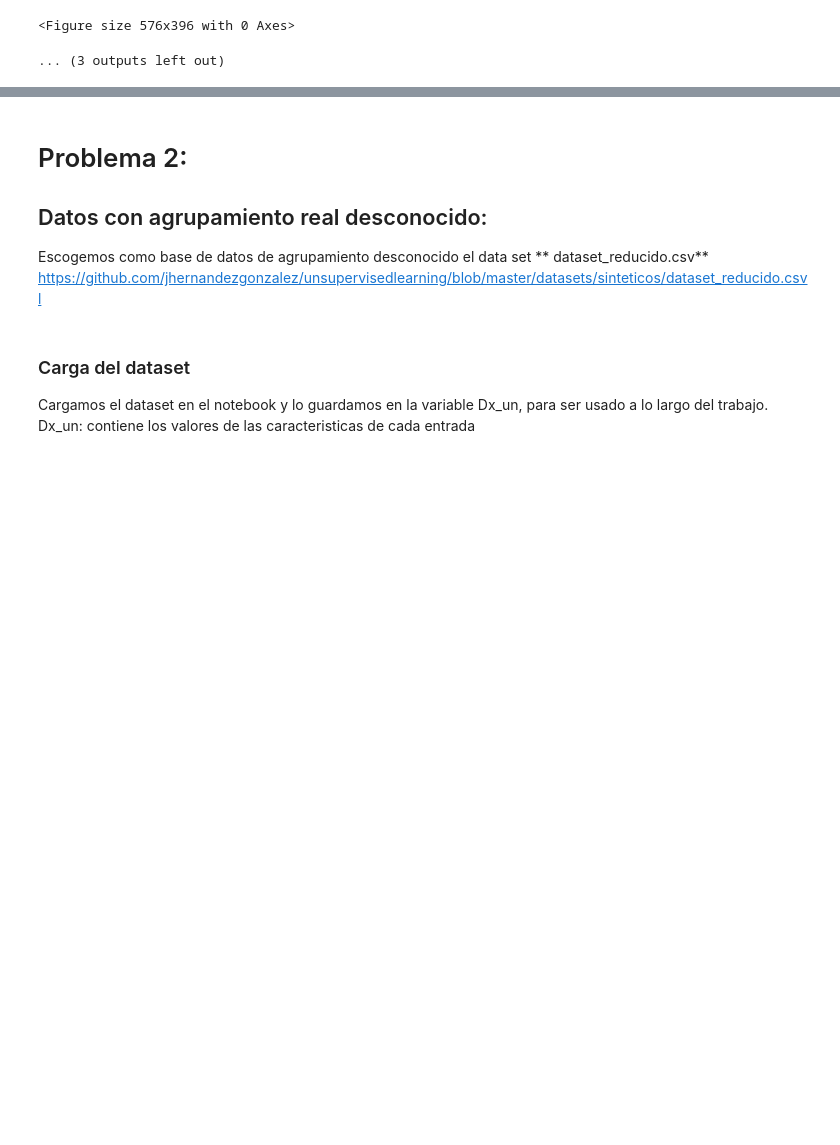
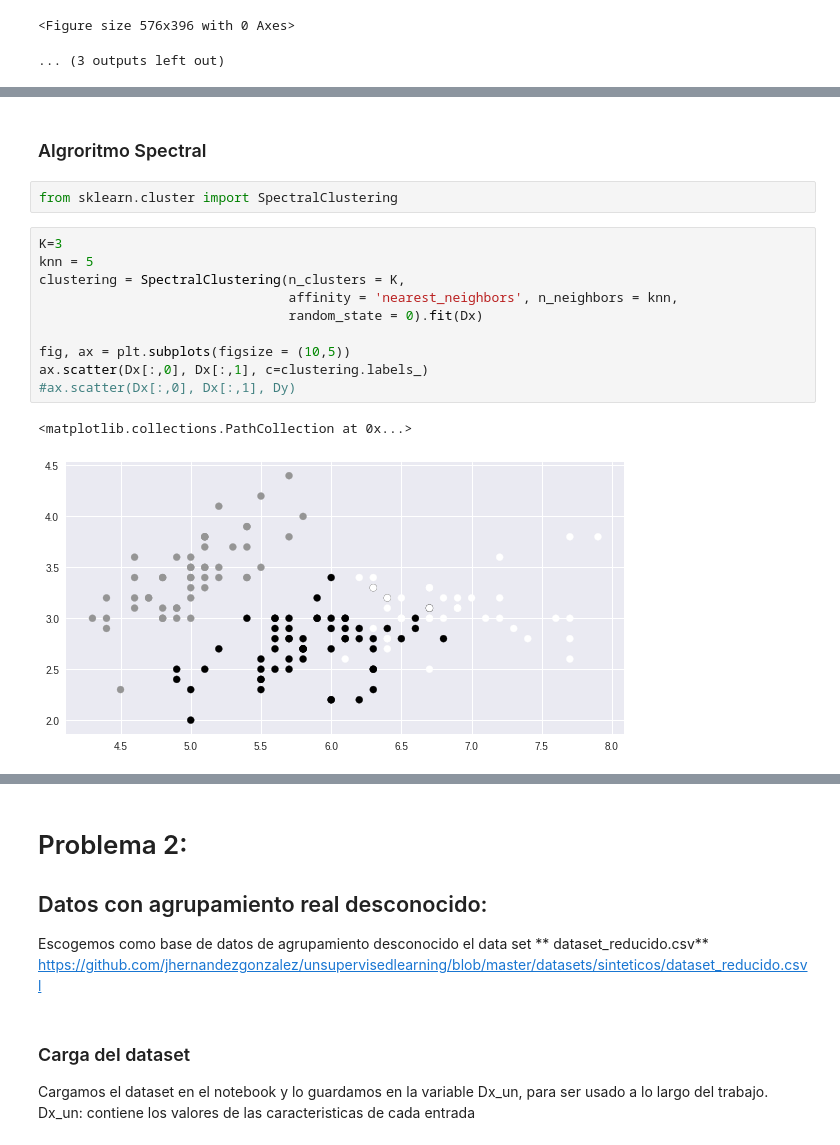
Before and after one commit to CarmenRaposo/06MAIR-Aprendizaje-No-Supervisado-Trabajo-Final, a Jupyter notebook: Trabajo Final/Trabajo_Final-agrupado.ipynb, the cells around one changed output, grey strips where cells are left out. Cells and saved outputs as stored; diff of their text form; blank space fills up the shorter version.

```diff
--- a/Trabajo Final/Trabajo_Final-agrupado.ipynb
+++ b/Trabajo Final/Trabajo_Final-agrupado.ipynb
@@ -684,0 +680,17 @@ Disimilitud mínima 344.3544699785007
+# %% [markdown]
+### Algroritmo Spectral
+# %%
+from sklearn.cluster import SpectralClustering
+# %%
+K=3
+knn = 5
+clustering = SpectralClustering(n_clusters = K,
+                                affinity = 'nearest_neighbors', n_neighbors = knn,
+                                random_state = 0).fit(Dx)
+
+fig, ax = plt.subplots(figsize = (10,5))
+ax.scatter(Dx[:,0], Dx[:,1], c=clustering.labels_)
+#ax.scatter(Dx[:,0], Dx[:,1], Dy)
+# %% [output]
+<matplotlib.collections.PathCollection at 0x...>
+[figure, added]
```
Also changed, not shown: parts of 23 cells of this notebook.
